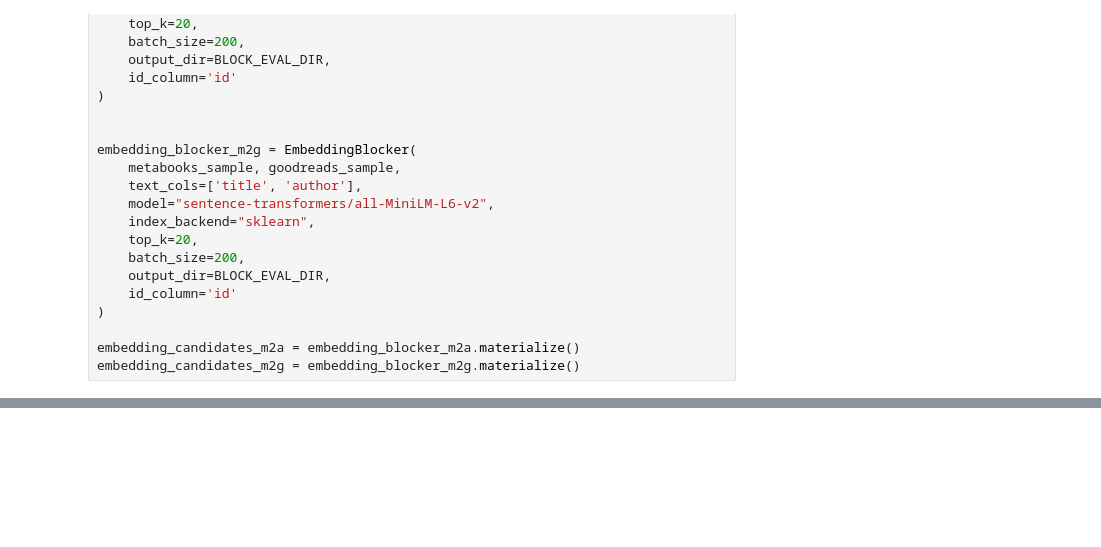
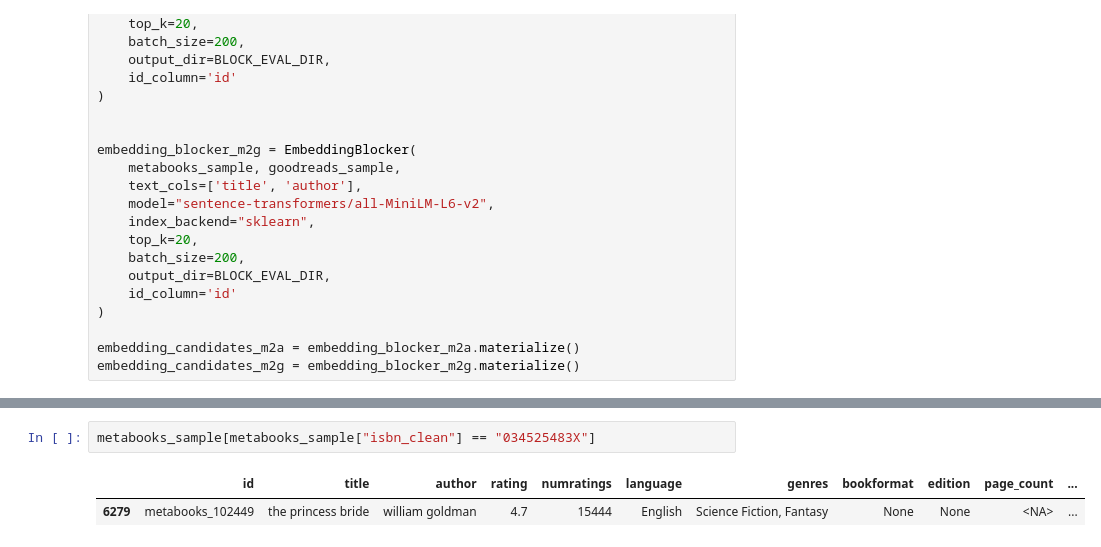
Before and after one commit to gdebus/data-integration-team-project, a Jupyter notebook: books-integration/Books-Integration-ML-EmbeddingBlocker.ipynb, the cells around one changed output, grey strips where cells are left out. Drawn from its saved outputs; the diff is of its cells as text; blank space fills up the shorter version.

```diff
--- a/books-integration/Books-Integration-ML-EmbeddingBlocker.ipynb
+++ b/books-integration/Books-Integration-ML-EmbeddingBlocker.ipynb
@@ -512,0 +555,5 @@ Overall Accuracy: 61.4%
+# %%
+metabooks_sample[metabooks_sample["isbn_clean"] == "034525483X"]
+# %% [output]
+|  | id | title | author | rating | numratings | language | genres | bookformat | edition | page_count | ... |
+| 6279 | metabooks_102449 | the princess bride | william goldman | 4.7 | 15444 | English | Science Fiction, Fantasy | None | None | <NA> | ... |
```
Also changed, not shown: parts of 16 cells of this notebook, 10 other files.
